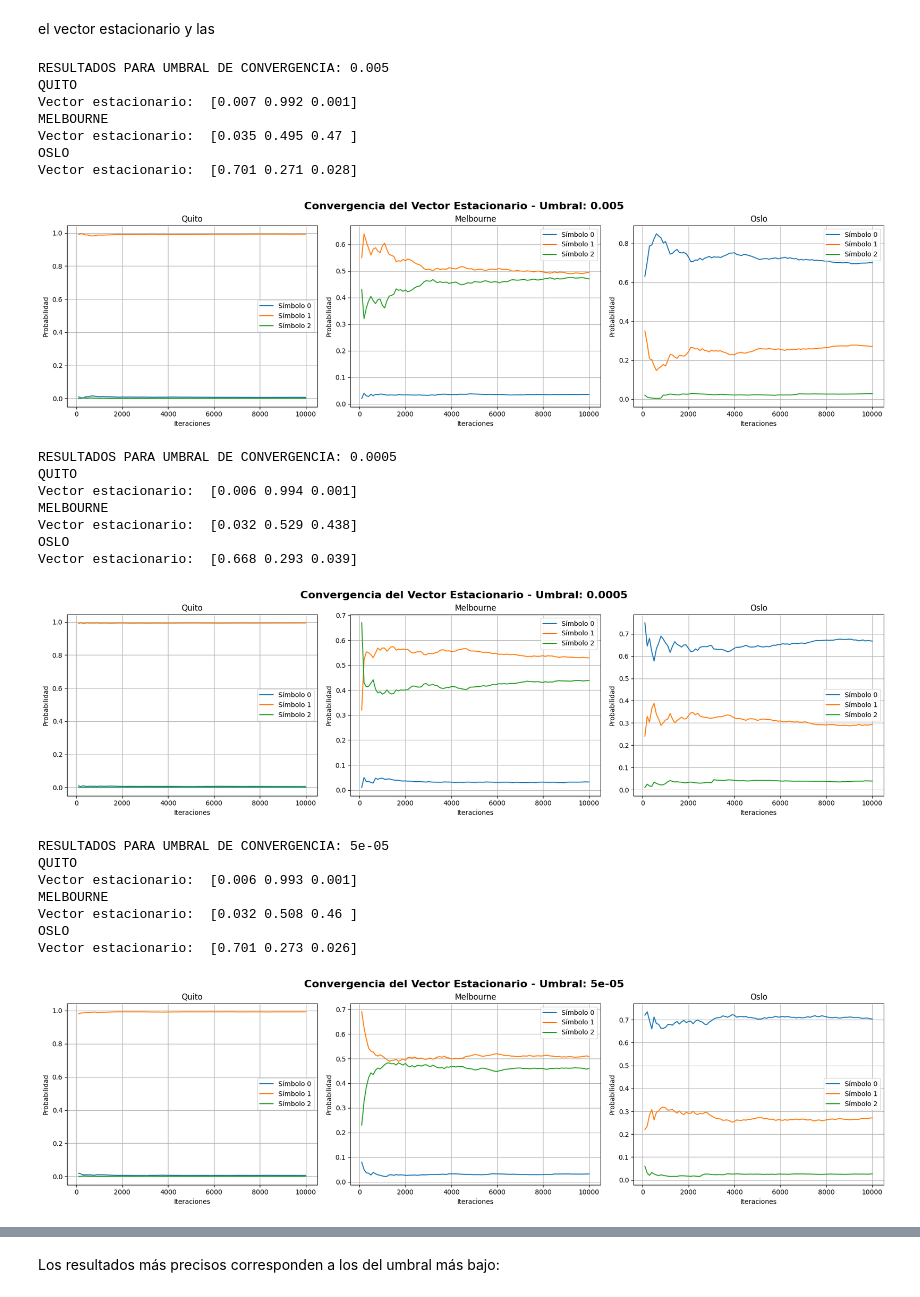
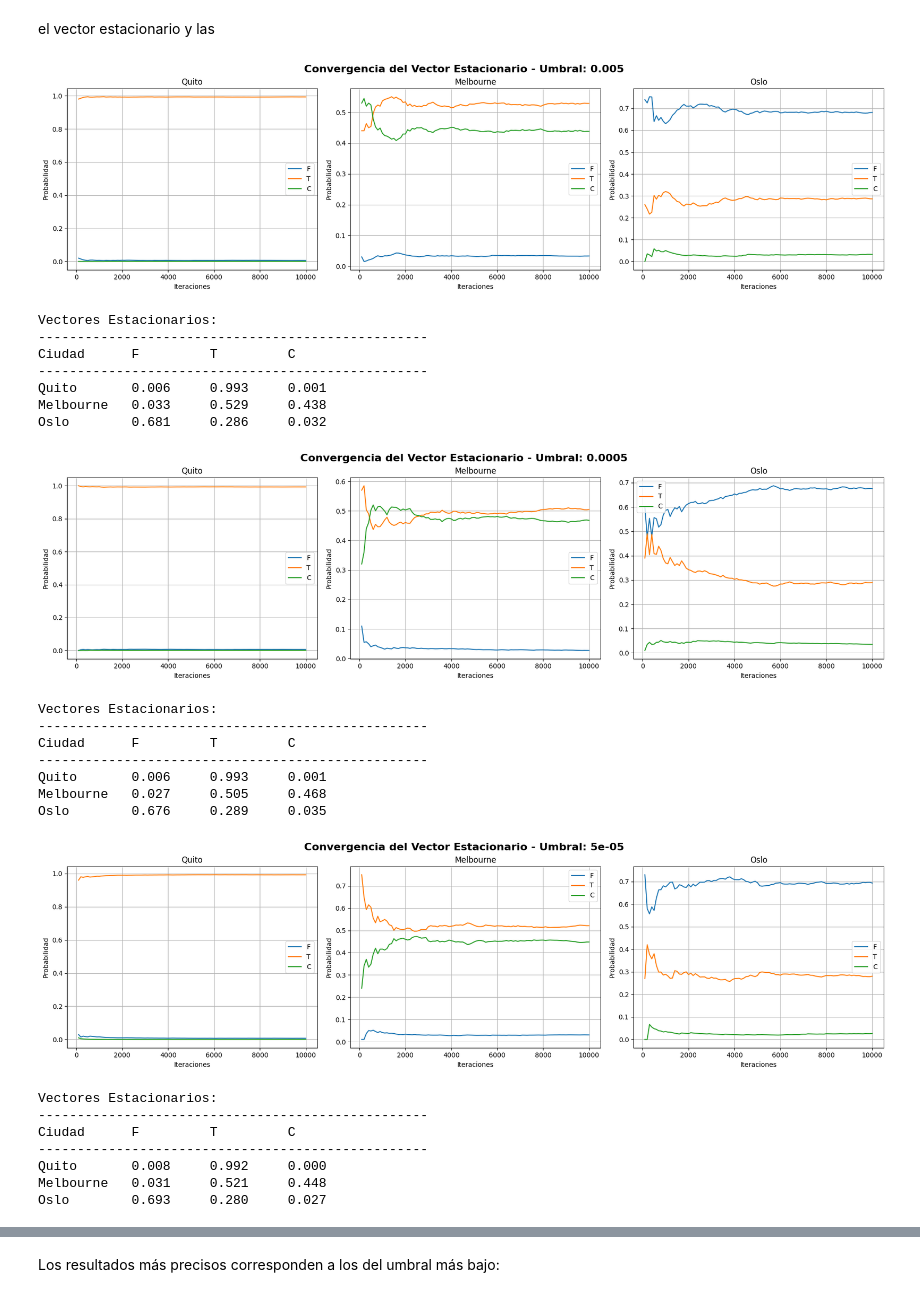
Before and after one commit to iroumec/TPE-TDI, a Jupyter notebook: deepnote/TPE/notebook.ipynb, the cells around one changed output, grey strips where cells are left out. Drawn from its saved outputs; the diff is of its cells as text; code cells hidden in the pictures.

```diff
--- a/deepnote/TPE/notebook.ipynb
+++ b/deepnote/TPE/notebook.ipynb
@@ -343,11 +343,11 @@ A su vez, se definen dos variables que se utilizarán, a partir de ahora, en el
 # - el número de símbolos en las fuentes;
 NRO_SIMBOLOS = 3
 # - y un diccionario que permita obtener el índice correspondiente a
-#   cada simbolo dentro de las estructuras que se creen.
+#   cada simbolo y el símbolo de cada índice dentro de las estructuras que se creen.
 INDEX = {
-    'F': 0,
-    'T': 1,
-    'C': 2
+    'F': 0, 0 : 'F',
+    'T': 1, 1 : 'T',
+    'C': 2, 2 : 'C'
 }
 # %% [markdown]
 Con las fuentes discretizadas y las variables definidas, se nos propuso, para cada Ti:
@@ -551,49 +644,41 @@ def mostrar_graficos_ciudades(datos_ciudades, umbral, nro_simbolos=NRO_SIMBOLOS)
 # %%
 for umbral in umbrales:
 
     vector_estacionario_quito, historial_quito, iteraciones_quito = get_vector_estacionario(matriz_acumulada_quito, epsilon=umbral)
     vector_estacionario_melbourne, historial_melbourne, iteraciones_melbourne = get_vector_estacionario(matriz_acumulada_melbourne, epsilon=umbral)
     vector_estacionario_oslo, historial_oslo, iteraciones_oslo = get_vector_estacionario(matriz_acumulada_oslo, epsilon=umbral)
 
-    print(f"\nRESULTADOS PARA UMBRAL DE CONVERGENCIA: {umbral}")
-    print("QUITO")
-    print("Vector estacionario: ", vector_estacionario_quito.round(3))
-    print("MELBOURNE")
-    print("Vector estacionario: ", vector_estacionario_melbourne.round(3))
-    print("OSLO")
-    print("Vector estacionario: ", vector_estacionario_oslo.round(3))
-
     # Se preparan los datos a mostrar.
     datos_ciudades = [
         ('Quito', historial_quito, iteraciones_quito),
         ('Melbourne', historial_melbourne, iteraciones_melbourne),
         ('Oslo', historial_oslo, iteraciones_oslo)
     ]
+    vectores = [vector_estacionario_quito, vector_estacionario_melbourne, vector_estacionario_oslo]
 
-    # Se muestran los gráficos.
-    mostrar_graficos_ciudades(datos_ciudades, umbral)
+    mostrar_graficos_ciudades(datos_ciudades, umbral, vectores)
 # %% [output]
+[figure, new version]
-RESULTADOS PARA UMBRAL DE CONVERGENCIA: 0.005
-QUITO
-Vector estacionario:  [0.007 0.992 0.001]
-MELBOURNE
-Vector estacionario:  [0.035 0.495 0.47 ]
-OSLO
-Vector estacionario:  [0.701 0.271 0.028]
+Vectores Estacionarios:
+--------------------------------------------------
+Ciudad      F         T         C
+--------------------------------------------------
+Quito       0.006     0.993     0.001
+Melbourne   0.033     0.529     0.438
+Oslo        0.681     0.286     0.032
-[figure, old version]
+[figure, new version]
-RESULTADOS PARA UMBRAL DE CONVERGENCIA: 0.0005
-QUITO
-Vector estacionario:  [0.006 0.994 0.001]
-MELBOURNE
-Vector estacionario:  [0.032 0.529 0.438]
-OSLO
-Vector estacionario:  [0.668 0.293 0.039]
+Vectores Estacionarios:
+--------------------------------------------------
+Ciudad      F         T         C
+--------------------------------------------------
+Quito       0.006     0.993     0.001
+Melbourne   0.027     0.505     0.468
+Oslo        0.676     0.289     0.035
-[figure, old version]
+[figure, new version]
-RESULTADOS PARA UMBRAL DE CONVERGENCIA: 5e-05
-QUITO
-Vector estacionario:  [0.006 0.993 0.001]
-MELBOURNE
-Vector estacionario:  [0.032 0.508 0.46 ]
-OSLO
-Vector estacionario:  [0.701 0.273 0.026]
+Vectores Estacionarios:
+--------------------------------------------------
+Ciudad      F         T         C
+--------------------------------------------------
+Quito       0.008     0.992     0.000
+Melbourne   0.031     0.521     0.448
+Oslo        0.693     0.280     0.027
-[figure, old version]
```
Also changed, not shown: parts of 8 cells of this notebook.
